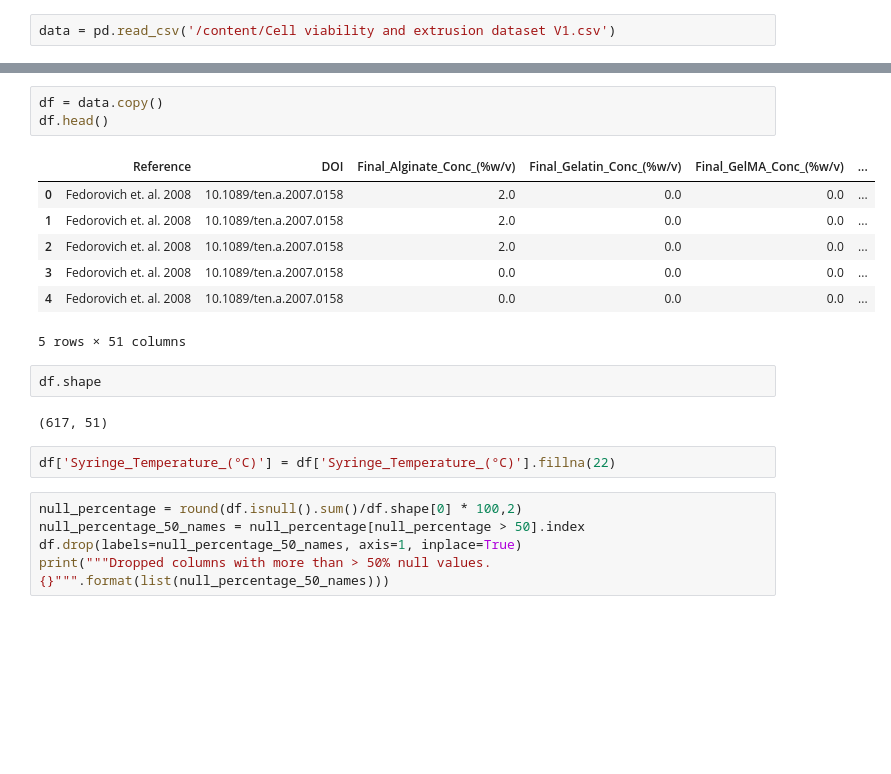
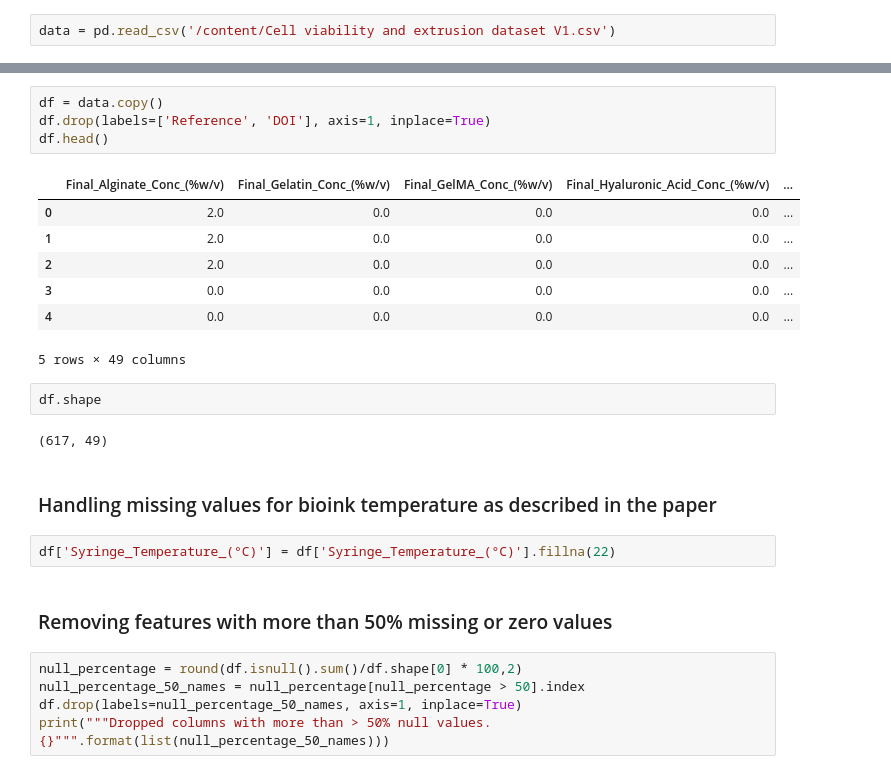
Before and after one commit to dlkt101101/AMATH445, a Jupyter notebook: AMATH445_A1.ipynb, the cells around one changed output, grey strips where cells are left out. Saved outputs shown, nothing was run; the diff lists cells and outputs as text; blank space fills up the shorter version.

```diff
--- a/AMATH445_A1.ipynb
+++ b/AMATH445_A1.ipynb
@@ -34,20 +54,25 @@ data = pd.read_csv('/content/Cell viability and extrusion dataset V1.csv')
 # %%
 df = data.copy()
+df.drop(labels=['Reference', 'DOI'], axis=1, inplace=True)
 df.head()
 # %% [output]
-|  | Reference | DOI | Final_Alginate_Conc_(%w/v) | Final_Gelatin_Conc_(%w/v) | Final_GelMA_Conc_(%w/v) | ... |
-| 0 | Fedorovich et. al. 2008 | 10.1089/ten.a.2007.0158 | 2.0 | 0.0 | 0.0 | ... |
-| 1 | Fedorovich et. al. 2008 | 10.1089/ten.a.2007.0158 | 2.0 | 0.0 | 0.0 | ... |
-| 2 | Fedorovich et. al. 2008 | 10.1089/ten.a.2007.0158 | 2.0 | 0.0 | 0.0 | ... |
-| 3 | Fedorovich et. al. 2008 | 10.1089/ten.a.2007.0158 | 0.0 | 0.0 | 0.0 | ... |
-| 4 | Fedorovich et. al. 2008 | 10.1089/ten.a.2007.0158 | 0.0 | 0.0 | 0.0 | ... |
+|  | Final_Alginate_Conc_(%w/v) | Final_Gelatin_Conc_(%w/v) | Final_GelMA_Conc_(%w/v) | Final_Hyaluronic_Acid_Conc_(%w/v) | ... |
+| 0 | 2.0 | 0.0 | 0.0 | 0.0 | ... |
+| 1 | 2.0 | 0.0 | 0.0 | 0.0 | ... |
+| 2 | 2.0 | 0.0 | 0.0 | 0.0 | ... |
+| 3 | 0.0 | 0.0 | 0.0 | 0.0 | ... |
+| 4 | 0.0 | 0.0 | 0.0 | 0.0 | ... |
-5 rows × 51 columns
+5 rows × 49 columns
 # %%
 df.shape
 # %% [output]
-(617, 51)
+(617, 49)
+# %% [markdown]
+### Handling missing values for bioink temperature as described in the paper
 # %%
 df['Syringe_Temperature_(°C)'] = df['Syringe_Temperature_(°C)'].fillna(22)
+# %% [markdown]
+### Removing features with more than 50% missing or zero values
 # %%
 null_percentage = round(df.isnull().sum()/df.shape[0] * 100,2)
 null_percentage_50_names = null_percentage[null_percentage > 50].index
```
Also changed, not shown: parts of 18 cells of this notebook.
